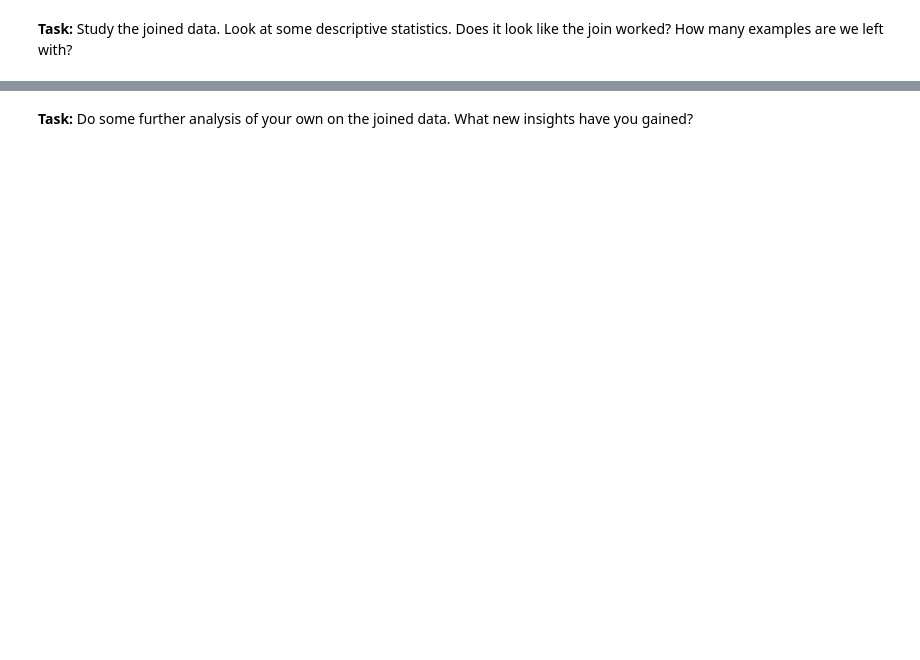
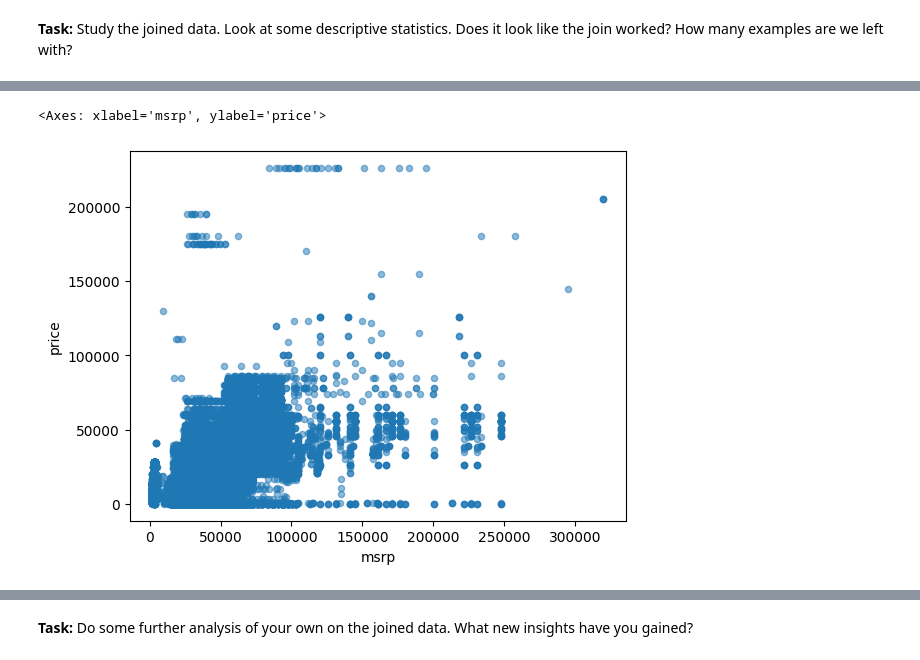
Before and after one commit to Grimur12/Data, a Jupyter notebook: Ass2/ads_ex2.ipynb, the cells around one changed output, grey strips where cells are left out. Saved outputs shown, nothing was run; the diff lists cells and outputs as text; code cells hidden in the pictures; blank space fills up the shorter version.

```diff
--- a/Ass2/ads_ex2.ipynb
+++ b/Ass2/ads_ex2.ipynb
@@ -55,7 +55,7 @@ We would now like to add these features to the examples in our dataset. For exam
 # %%
 # Load the 'msrp.csv' data into a dataframe called msrp_df
 
-msrp_df = pd.read_csv("data.csv", index_col=0)
+msrp_df = pd.read_csv("data.csv")
 # %%
 # (Renaming the columns)
 
@@ -131,6 +164,6 @@ train_set.model_id.unique()
 # (Hint: Remember to set the index of both dataframes to 'model_id' before joining
 # with the pandas.DataFrame.set_index method)
 
-<TODO>
+joined_df = train_set.set_index('model_id').join(msrp_df.set_index('model_id'), how = 'inner', rsuffix = '_msrp')
 # %% [markdown]
 **Task:** Study the joined data. Look at some descriptive statistics. Does it look like the join worked? How many examples are we left with?
@@ -139,8 +192,11 @@ train_set.model_id.unique()
 # %%
 # Visulize the distribution of car listings along the 'msrp' and 'price' axes
 # using a scatter plot.
 
-<TODO>
+joined_df.plot(kind='scatter', x='msrp', y='price', alpha=0.5, cmap=plt.get_cmap('jet'))
+# %% [output]
+<Axes: xlabel='msrp', ylabel='price'>
+[figure, added]
 # %%
 # Create a scatter matrix for the columns 'price', 'msrp', 'popularity', 'year' and 'odometer'
 
```
Also changed, not shown: parts of 25 cells of this notebook.
